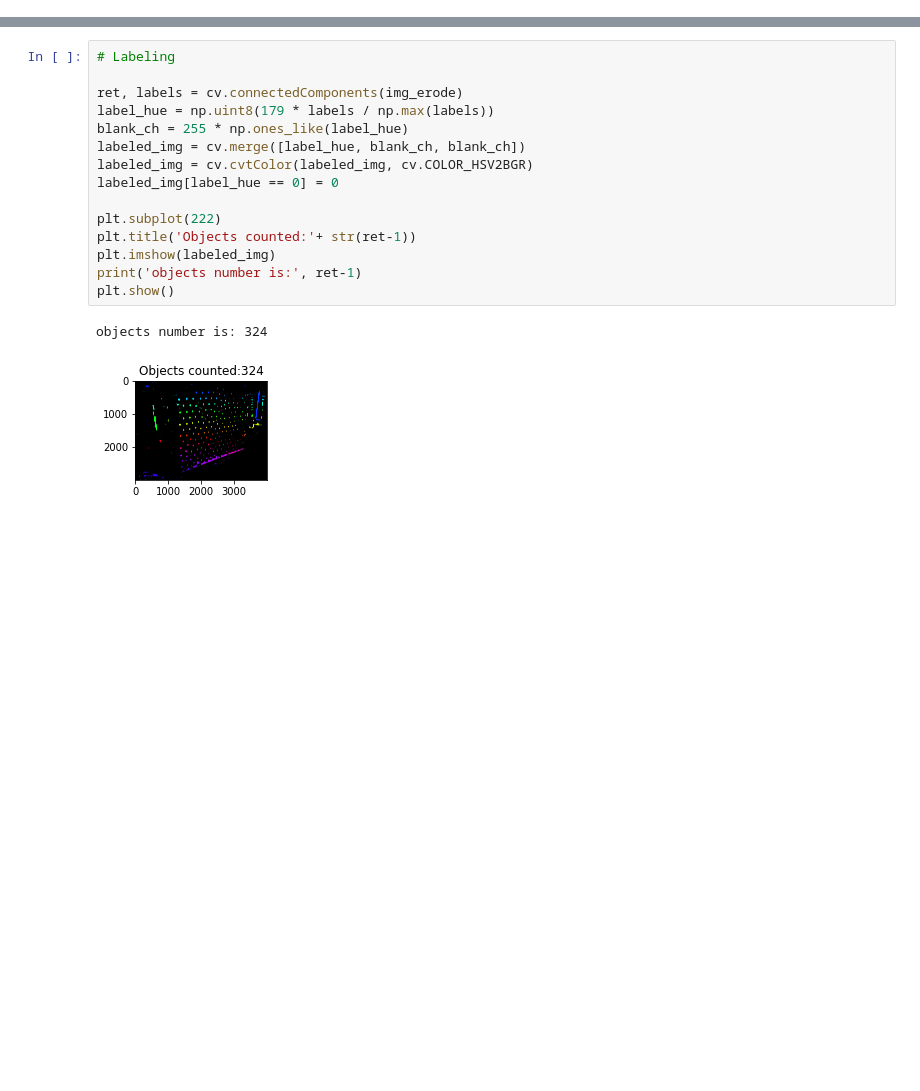
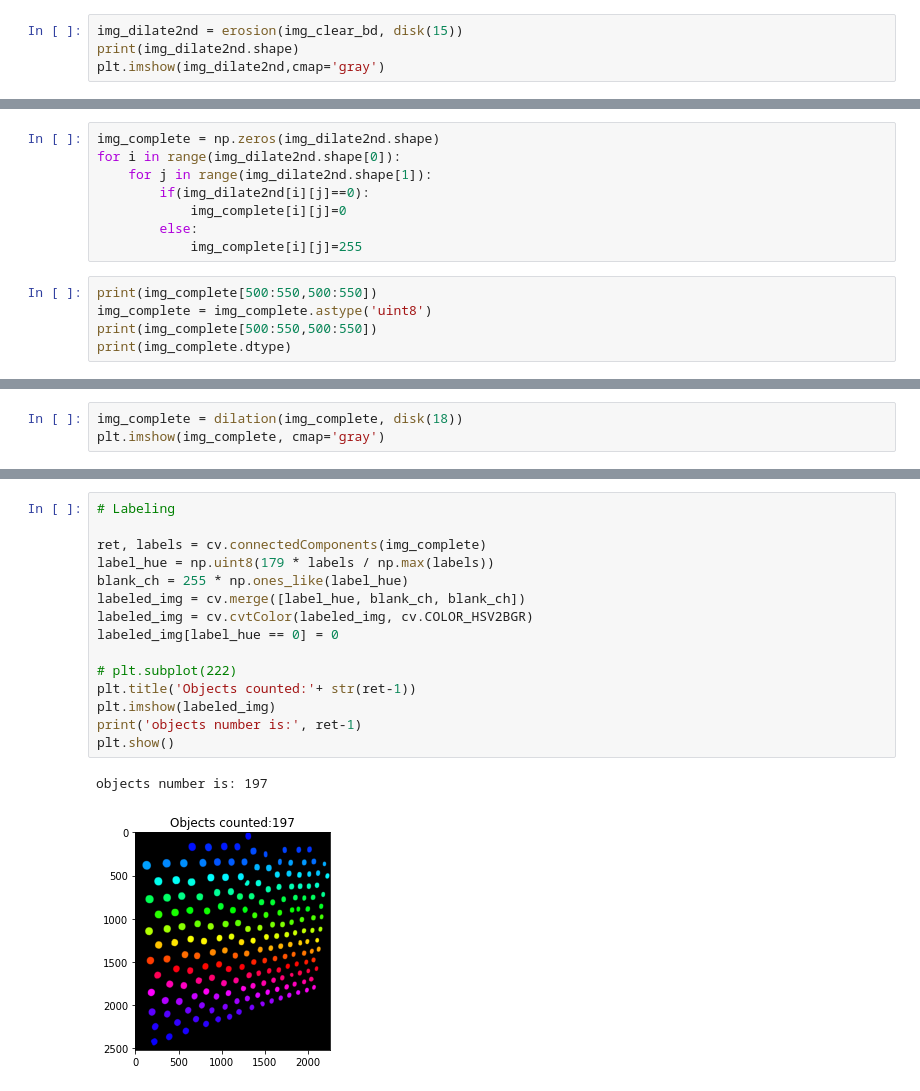
Before and after one commit to HieuuuLeee/jupyter_notebook_something, a Jupyter notebook: sources/counting_cuonchi.ipynb, the cells around one changed output, grey strips where cells are left out. Drawn from its saved outputs; the diff is of its cells as text; blank space fills up the shorter version.

```diff
--- a/sources/counting_cuonchi.ipynb
+++ b/sources/counting_cuonchi.ipynb
@@ -57,0 +54,4 @@ plt.imshow(img_erode, cmap='gray')
+# %%
+img_dilate2nd = erosion(img_clear_bd, disk(15))
+print(img_dilate2nd.shape)
+plt.imshow(img_dilate2nd,cmap='gray')
@@ -57,0 +67,13 @@ plt.imshow(img_erode, cmap='gray')
+# %%
+img_complete = np.zeros(img_dilate2nd.shape)
+for i in range(img_dilate2nd.shape[0]):
+    for j in range(img_dilate2nd.shape[1]):
+        if(img_dilate2nd[i][j]==0):
+            img_complete[i][j]=0
+        else:
+            img_complete[i][j]=255
+# %%
+print(img_complete[500:550,500:550])
+img_complete = img_complete.astype('uint8')
+print(img_complete[500:550,500:550])
+print(img_complete.dtype)
@@ -57,0 +96,3 @@ plt.imshow(img_erode, cmap='gray')
+# %%
+img_complete = dilation(img_complete, disk(18))
+plt.imshow(img_complete, cmap='gray')
@@ -58,18 +102,18 @@ plt.imshow(img_erode, cmap='gray')
 # %%
 # Labeling
 
-ret, labels = cv.connectedComponents(img_erode)
+ret, labels = cv.connectedComponents(img_complete)
 label_hue = np.uint8(179 * labels / np.max(labels))
 blank_ch = 255 * np.ones_like(label_hue)
 labeled_img = cv.merge([label_hue, blank_ch, blank_ch])
 labeled_img = cv.cvtColor(labeled_img, cv.COLOR_HSV2BGR)
 labeled_img[label_hue == 0] = 0
 
-plt.subplot(222)
+# plt.subplot(222)
 plt.title('Objects counted:'+ str(ret-1))
 plt.imshow(labeled_img)
 print('objects number is:', ret-1)
 plt.show()
 # %% [output]
-objects number is: 324
+objects number is: 197
-[figure, old version]
+[figure, new version]
```
Also changed, not shown: parts of 15 cells of this notebook.
